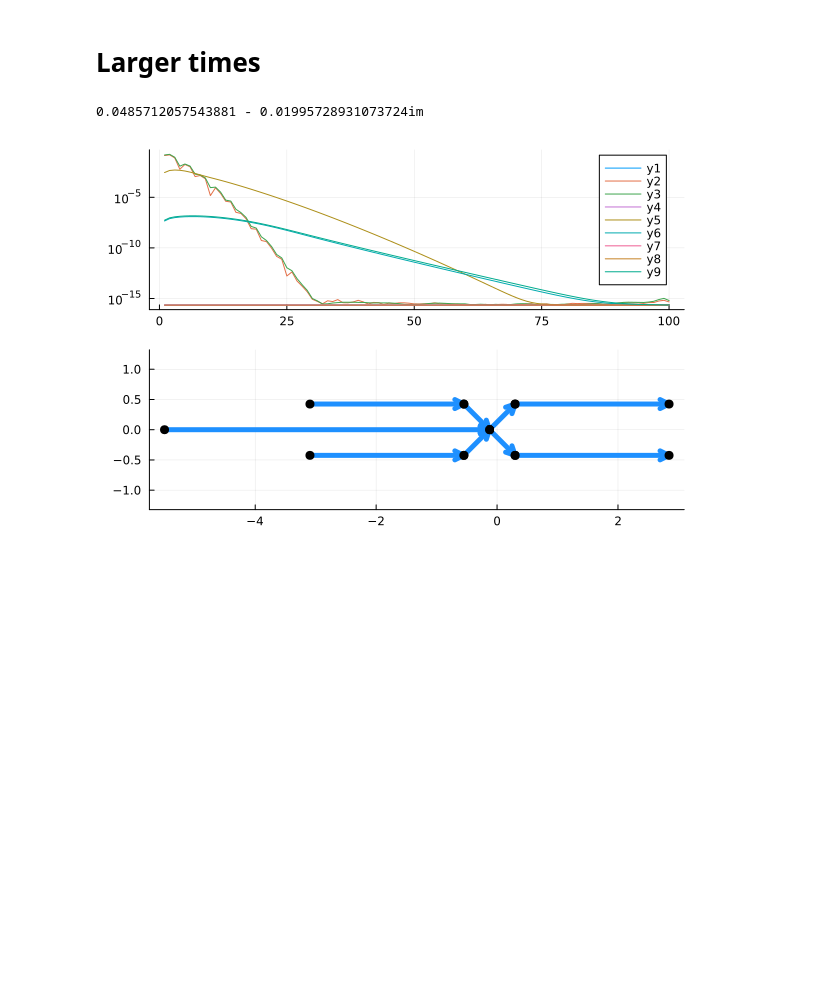
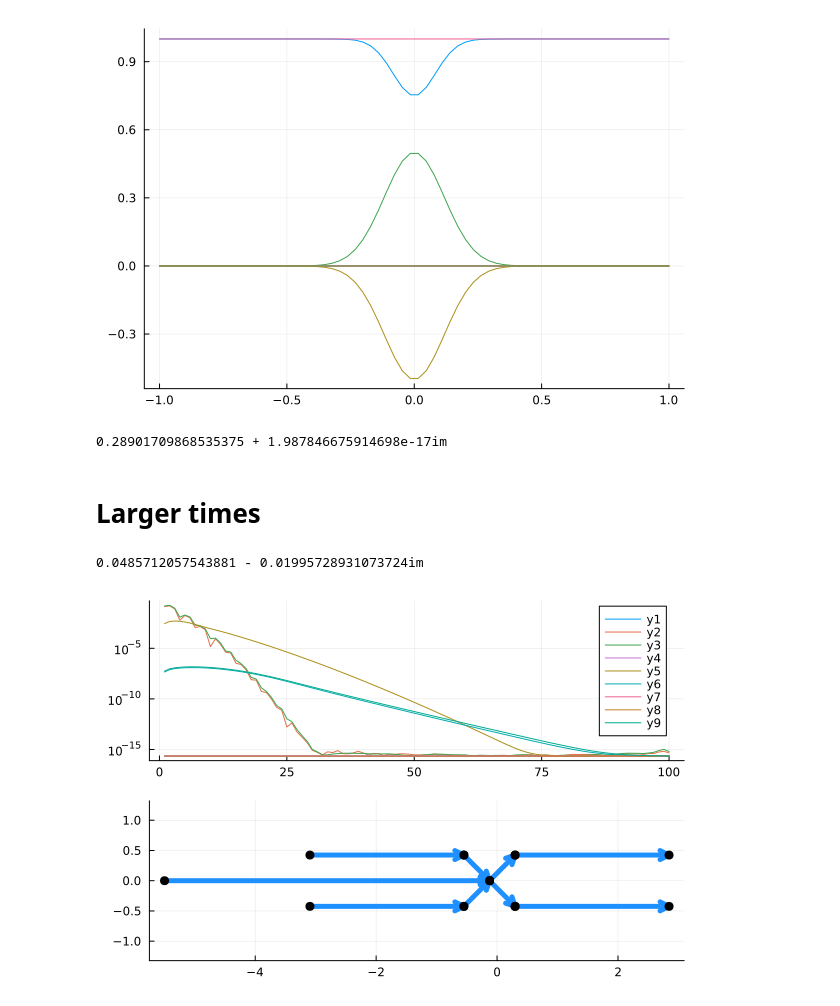
Before and after one commit to tomtrogdon/OperatorApproximation.jl, a Jupyter notebook: notebooks/The defocusing NLS equation.ipynb, the cells around one changed output. Saved outputs shown, nothing was run; the diff lists cells and outputs as text; code cells hidden in the pictures; blank space fills up the shorter version.

```diff
--- a/notebooks/The defocusing NLS equation.ipynb
+++ b/notebooks/The defocusing NLS equation.ipynb
@@ -17,3 +21,13 @@ u = RHP(c,300)
+# %%
+plt = rhplot(rhp);
+plt[2]
+# %% [output]
+[figure, added]
+# %%
+u = rhp_sol([1 0],300)
+1/pi*sum(u[2])
+# %% [output]
+0.28901709868535375 + 1.987846675914698e-17im
 # %% [markdown]
 # Larger times
 # %%
```
Also changed, not shown: parts of 6 cells of this notebook, 3 other files.
